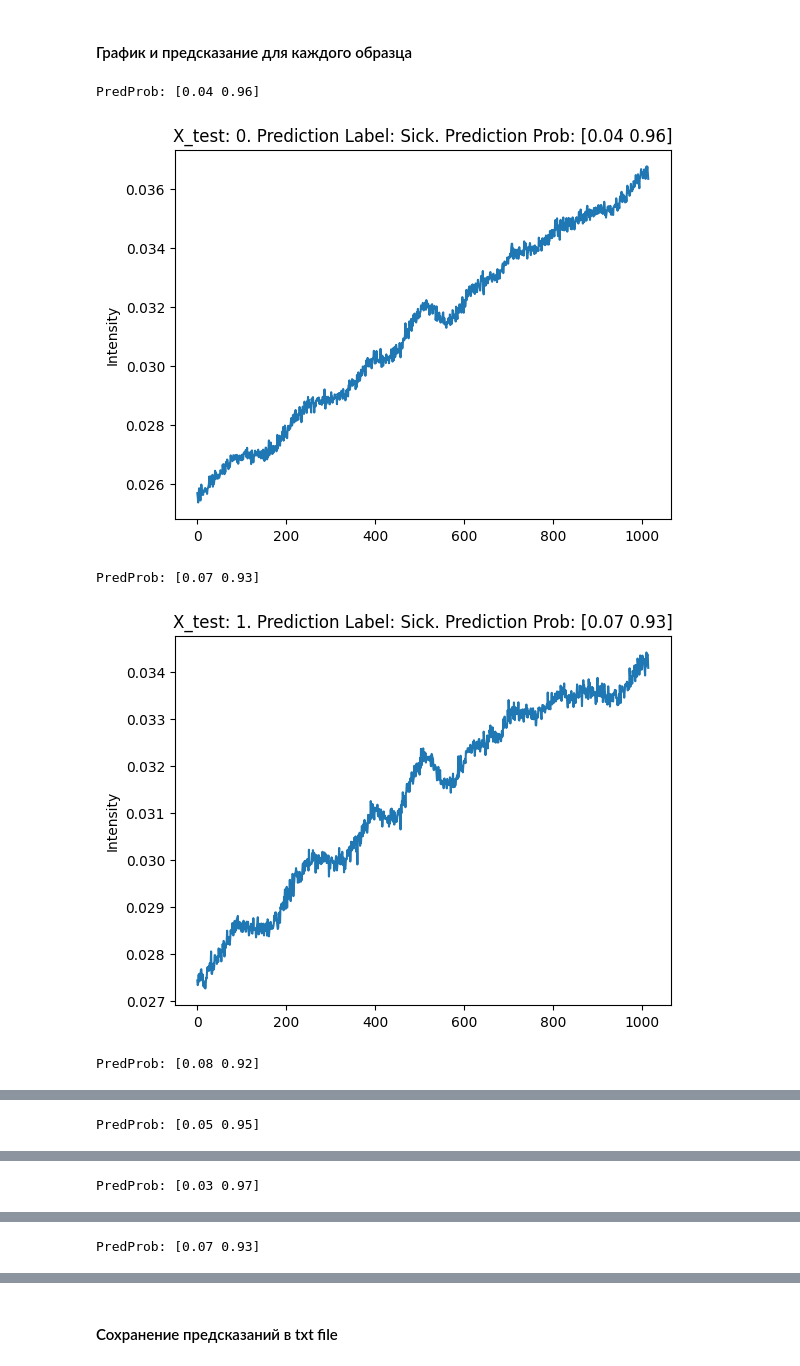
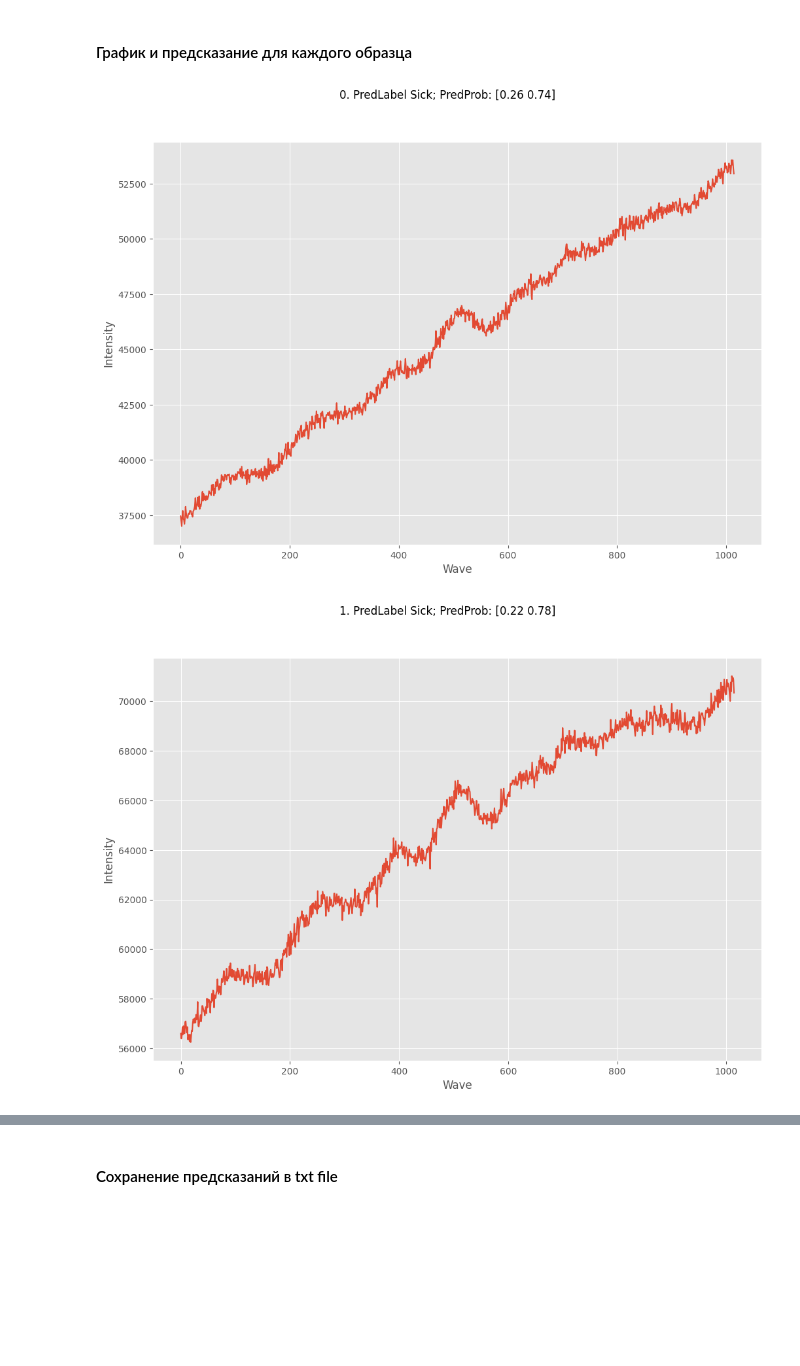
Before and after one commit to Frees4/RamanSpectroscopyCanserClassification, a Jupyter notebook: loaded_model_usage.ipynb, the cells around one changed output, grey strips where cells are left out. Drawn from its saved outputs; the diff is of its cells as text; code cells hidden in the pictures; blank space fills up the shorter version.

```diff
--- a/loaded_model_usage.ipynb
+++ b/loaded_model_usage.ipynb
@@ -36,7 +68,6 @@ X = [
 ]
 X = np.asarray(X)
 X = X.reshape(num_of_samples, df["Wave"].nunique())
-X = normalize(X)
 
 print(f"Передано образцов: {num_of_samples}")
 # %% [output]
@@ -44,3 +77,13 @@ print(f"Передано образцов: {num_of_samples}")
+# %%
+x_bc = list(range(1015))
+baseline_fitter = Baseline(x_data=x_bc)
+
+X_norm = normalize(X)
+
+for i in range(len(X_norm)):
+      X_norm[i] -= baseline_fitter.snip(X_norm[i], max_half_window=40,
+                                                decreasing=False,
+                                                smooth_half_window=3)[0]
 # %% [markdown]
 #### Модель
 # %%
@@ -76,0 +104,11 @@ print(predictions)
+# %%
+zeros = 0
+ones = 0
+for i in y_pred:
+    if i == 0:
+        zeros += 1
+    elif i == 1:
+        ones += 1
+print(f'0: {zeros}/{num_of_samples}')
+print(f'1: {ones}/{num_of_samples}')
+print(f'2: {num_of_samples-ones-zeros}/{num_of_samples}')
@@ -103,20 +188,20 @@ print(predictions_probs[:20])
 # %% [markdown]
 #### График и предсказание для каждого образца
 # %%
-pred = model.predict_proba(X)
-for i in range(20):
-    print(f"PredProb: {np.round(pred,2)[i]}")
-    label = "Sick" if pred[i].argmax() == 1 else "Helthy"
-    plt.plot(X[i])
-    plt.title(
-        f"X_test: {i}. Prediction Label: {label}. Prediction Prob: {np.round(pred,2)[i]}"
-    )
-    plt.ylabel("Intensity")
+pred = model.predict_proba(X_norm)
+y_pred = model.predict(X_norm)
+
+for i in range(10):
+    pred_label = "Sick"
+    if y_pred[i] == 0: pred_label = "Healthy"
+    elif y_pred[i] == 2: pred_label = "Uncertain"
+    fig, ax1 = plt.subplots(1, 1)
+    fig.suptitle(f'{i}. PredLabel {pred_label}; PredProb: {np.round(pred,2)[i]}')
+    ax1.plot(X[i])
+    ax1.set_ylabel('Intensity')
+    ax1.set_xlabel('Wave')
 
     plt.show()
 # %% [output]
-PredProb: [0.04 0.96]
-[figure, old version]
+[figure, new version]
-PredProb: [0.07 0.93]
-[figure, old version]
+[figure, new version]
-PredProb: [0.08 0.92]
@@ -124 +208,0 @@ PredProb: [0.08 0.92]
-PredProb: [0.05 0.95]
@@ -126 +209,0 @@ PredProb: [0.05 0.95]
-PredProb: [0.03 0.97]
@@ -128 +210,0 @@ PredProb: [0.03 0.97]
-PredProb: [0.07 0.93]
```
Also changed, not shown: parts of 18 cells of this notebook, 1 other file.
